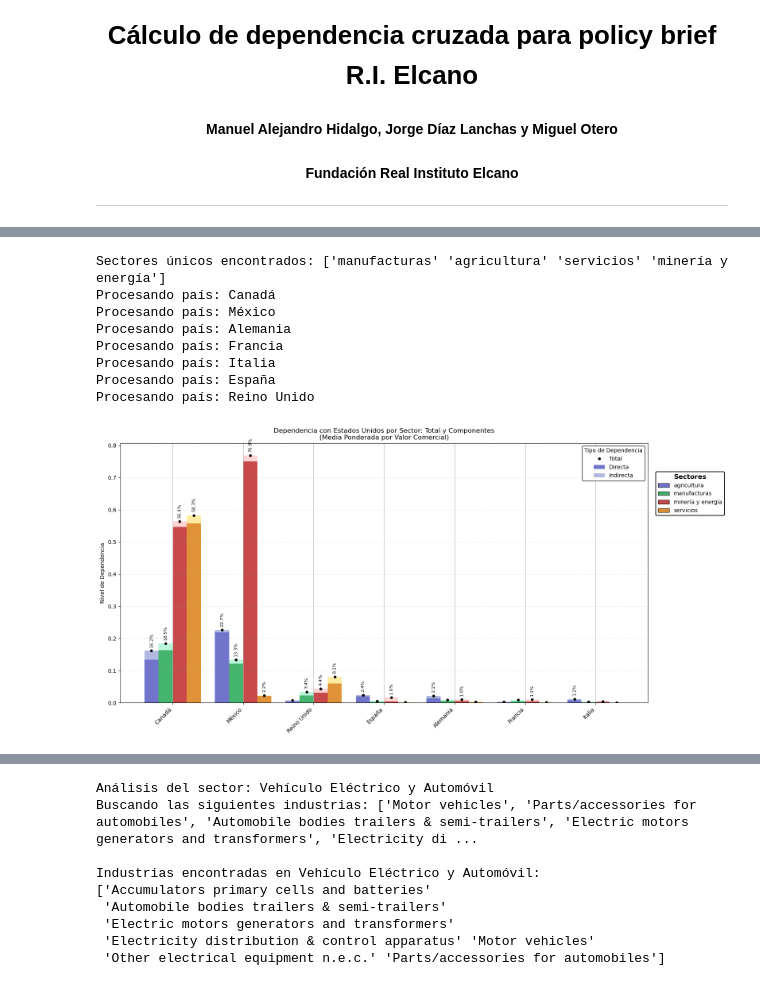
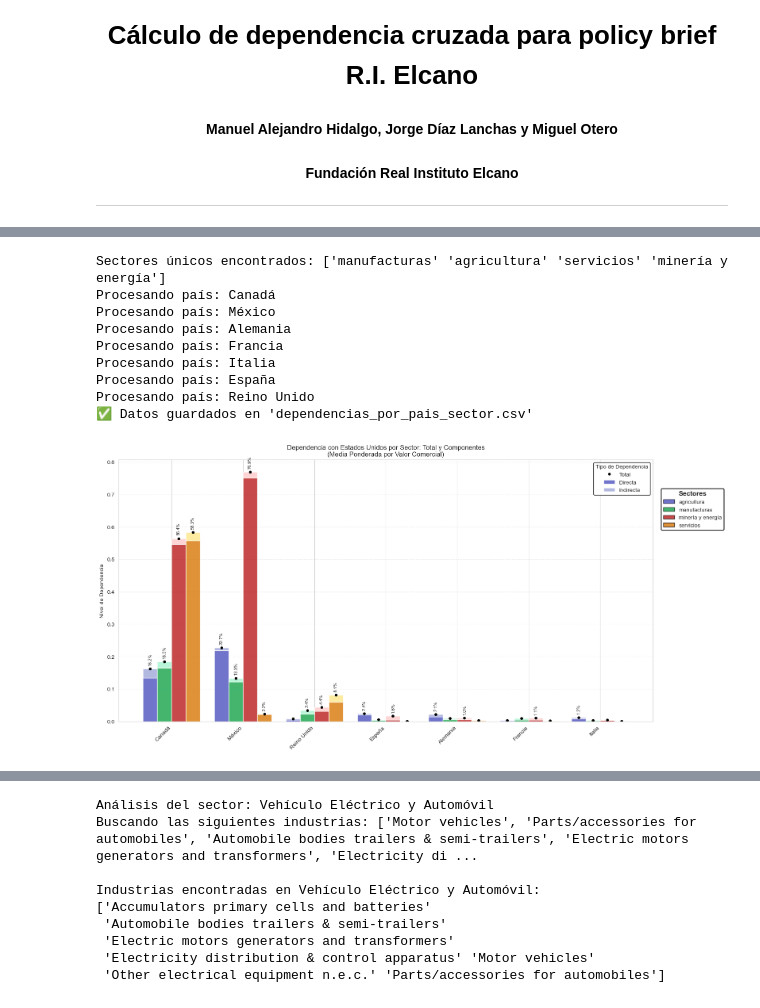
Before and after one commit to mhidper/Seguridad-Economica, a Jupyter notebook: src/notebooks/visualization/figuras_new.ipynb, the cells around one changed output, grey strips where cells are left out. Drawn from its saved outputs; the diff is of its cells as text; code cells hidden in the pictures.

```diff
--- a/src/notebooks/visualization/figuras_new.ipynb
+++ b/src/notebooks/visualization/figuras_new.ipynb
@@ -144,6 +144,10 @@ usa_deps = pd.merge(
     how='left'  # Mantener todas las filas del DataFrame izquierdo (primero)
 )
 # %%
+current_dir = Path.cwd()
+image_dir = current_dir.parent.parent.parent / 'docs' / 'Informes, briefs o notas'/'policy brief USA' / 'images'
+image_dir.mkdir(parents=True, exist_ok=True)
+
 usa_deps['dependent_country'] = usa_deps['dependent_country'].map(countries)
 
 # Obtener lista única de sectores
@@ -198,6 +202,10 @@ for country in countries.values():
 
 # Convertir a DataFrame
 deps_by_country_sector = pd.DataFrame(deps_by_country_sector)
+
+# Guardar CSV
+deps_by_country_sector.to_csv(image_dir / 'figura6.csv', index=False, encoding='utf-8-sig', sep=";")
+print("✅ Datos guardados en 'dependencias_por_pais_sector.csv'")
 
 # Ordenar países por su dependencia total promedio
 country_avg_dependency = deps_by_country_sector.groupby('dependent_country')['dependency_value'].mean().reset_index()
@@ -307,36 +315,32 @@ for i, country in enumerate(ordered_countries):
     for j, sector in enumerate(sorted_sectors):
         # Posición x para la etiqueta
         x_pos = i + (j * bar_width) - (group_width / 2) + (bar_width / 2)
 
         # Crear un pequeño texto o indicador de color en la parte inferior
         # (Opcional) Descomentar si quieres etiquetas debajo de cada barra
         # ax.text(x_pos, -0.05, sector[0], ha='center', va='top', fontsize=7,
         #         color=sector_to_color[sector], fontweight='bold',
         #         bbox=dict(facecolor='white', alpha=0.5, edgecolor='none', pad=0))
 
 # Añadir grid para facilitar lectura
 ax.grid(axis='y', linestyle='--', alpha=0.3)
 
 # Ajustar diseño para evitar recortes
 plt.tight_layout()
 
 
-
-current_dir = Path.cwd()
-image_dir = current_dir.parent.parent.parent / 'docs' / 'Informes, briefs o notas'/'policy brief USA' / 'images'
-image_dir.mkdir(parents=True, exist_ok=True)
-
 plt.savefig(image_dir / 'usa_weighted_dependency_components.png', dpi=300, bbox_inches='tight')
 
 # Mostrar gráfico
 plt.show()
 # %% [output]
 Sectores únicos encontrados: ['manufacturas' 'agricultura' 'servicios' 'minería y energía']
 Procesando país: Canadá
 Procesando país: México
 Procesando país: Alemania
 Procesando país: Francia
 Procesando país: Italia
 Procesando país: España
 Procesando país: Reino Unido
+✅ Datos guardados en 'dependencias_por_pais_sector.csv'
-[figure, old version]
+[figure, new version]
```
Also changed, not shown: parts of 7 cells of this notebook, 46 other files.
